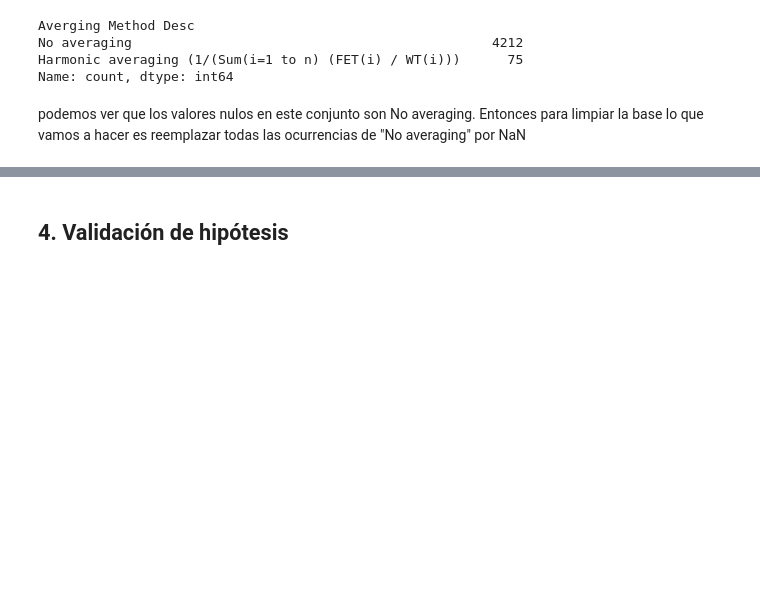
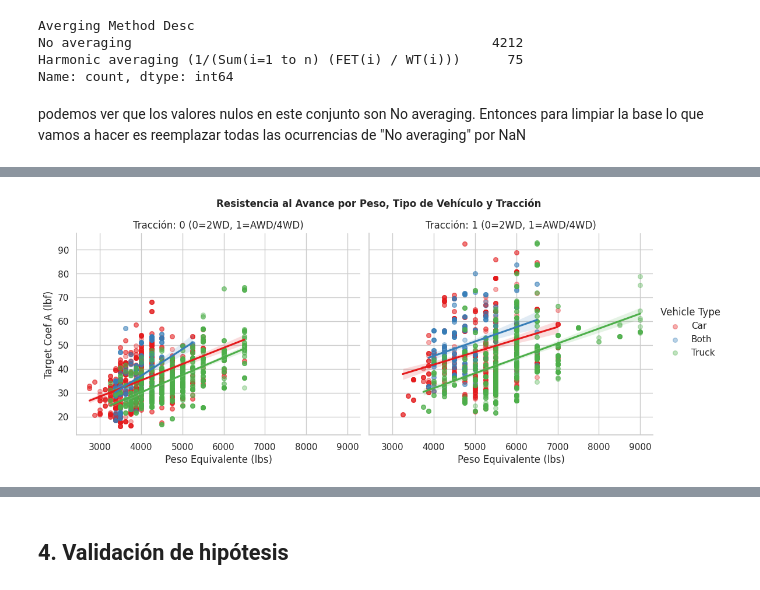
Before and after one commit to jpedonediez/Fundamentos, a Jupyter notebook: tpe_EPA_FE.ipynb, the cells around one changed output, grey strips where cells are left out. Drawn from its saved outputs; the diff is of its cells as text; code cells hidden in the pictures; blank space fills up the shorter version.

```diff
--- a/tpe_EPA_FE.ipynb
+++ b/tpe_EPA_FE.ipynb
@@ -143,0 +621,20 @@ Length: 67, dtype: int64
+# %%
+# Faceteado en 2 columnas: 2WD a la izquierda, AWD/4WD a la derecha
+g = sns.lmplot(
+    data=dataset['h4_df'],
+    x='Equivalent Test Weight (lbs.)',
+    y=dataset['h4_var_dep'],
+    hue='Vehicle Type',
+    col='Es_AWD_4WD',  # Separa los paneles por tracción
+    palette='Set1',
+    height=4.5,
+    aspect=1.2,
+    scatter_kws={'alpha': 0.35, 's': 30}
+)
+
+g.set_axis_labels('Peso Equivalente (lbs)', 'Target Coef A (lbf)')
+g.set_titles(col_template="Tracción: {col_name} (0=2WD, 1=AWD/4WD)")
+g.fig.suptitle('Resistencia al Avance por Peso, Tipo de Vehículo y Tracción', fontweight='bold', y=1.05)
+plt.show()
+# %% [output]
+[figure, added]
```
Also changed, not shown: parts of 52 cells of this notebook, 1 other file.
